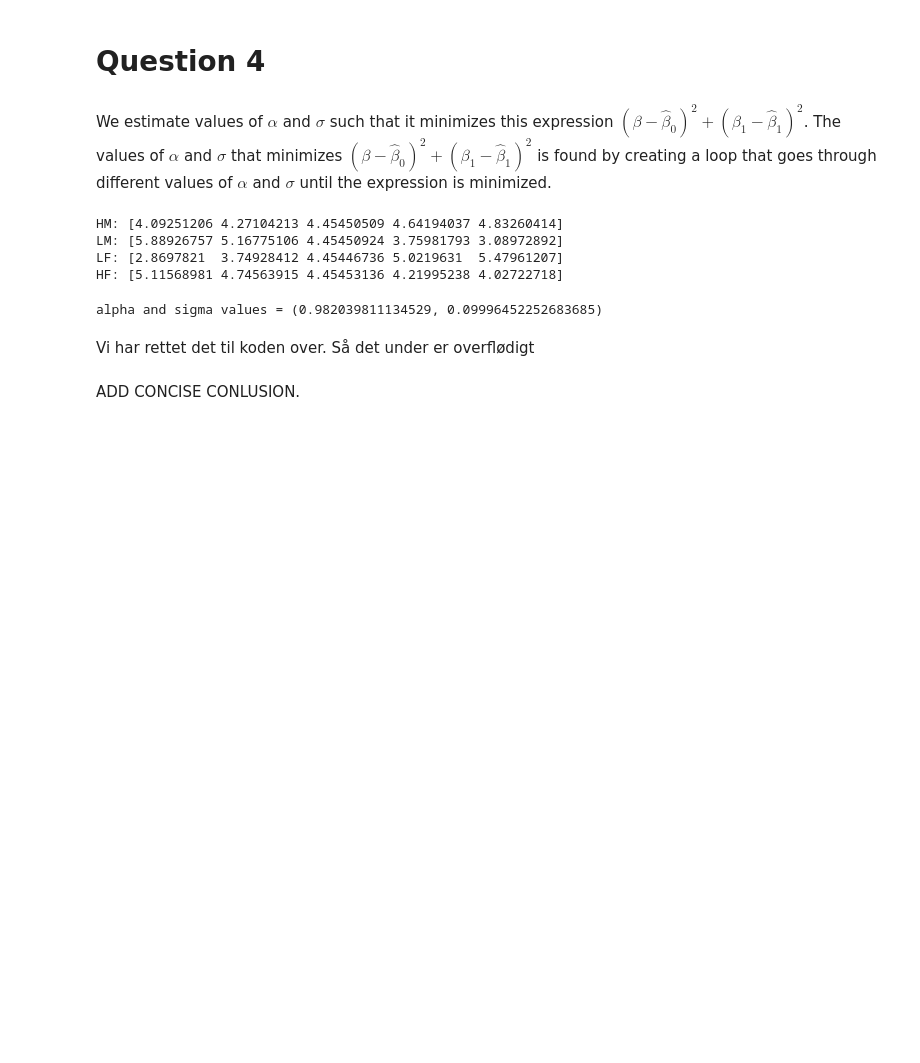
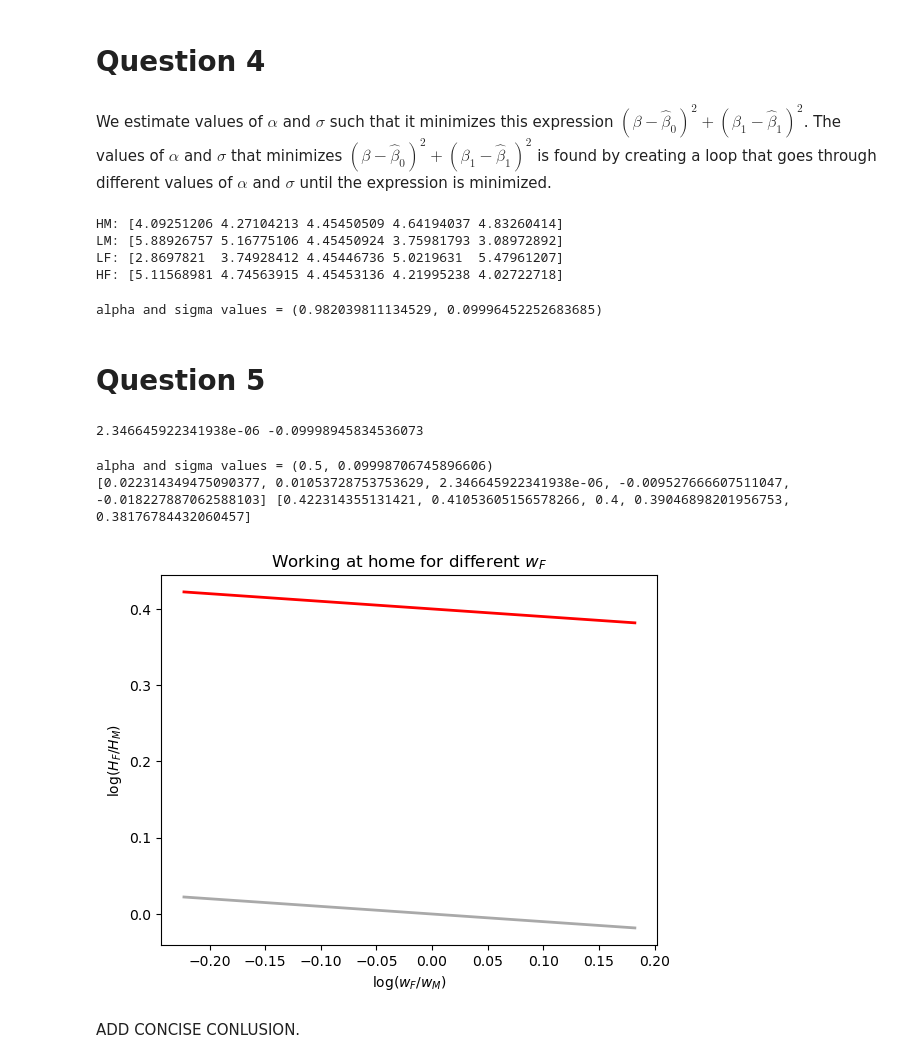
Before and after one commit to NumEconCopenhagen/projects-2023-3500, a Jupyter notebook: inauguralproject/inauguralproject.ipynb, the cells around one changed output. Saved outputs shown, nothing was run; the diff lists cells and outputs as text; code cells hidden in the pictures; blank space fills up the shorter version.

```diff
--- a/inauguralproject/inauguralproject.ipynb
+++ b/inauguralproject/inauguralproject.ipynb
@@ -165,5 +165,3 @@ LM: [5.88926757 5.16775106 4.45450924 3.75981793 3.08972892]
 LF: [2.8697821  3.74928412 4.45446736 5.0219631  5.47961207]
 HF: [5.11568981 4.74563915 4.45453136 4.21995238 4.02722718]
 alpha and sigma values = (0.982039811134529, 0.09996452252683685)
-# %% [markdown]
-Vi har rettet det til koden over. Så det under er overflødigt
@@ -202,2 +168,35 @@ Vi har rettet det til koden over. Så det under er overflødigt
+# %% [markdown]
+# Question 5
+# %%
+# We get the estimates for the baseline model
+wF_vec = np.linspace(0.8, 1.2, 5)
+x = np.log(wF_vec)
+y = np.log(sol.HF_vec/sol.HM_vec)
+A = np.vstack([np.ones(x.size),x]).T
+beta0_base,beta1_base = np.linalg.lstsq(A,y,rcond=None)[0]
+
+print(beta0_base,beta1_base)
+# %% [output]
+2.346645922341938e-06 -0.09998945834536073
+# %%
+model = HouseholdSpecializationModelClass()
+sol = model.solve_wF_vec(discrete=False)
+
+# Run"Drive" and print alpha and sigma
+model.estimate(use='extended')
+print(f"alpha and sigma values = {model.par.alpha, model.sol.sigma}")
+
+ybase = [beta0_base+beta1_base * log_wfi for log_wfi in log_wf]
+ysimyet = [0.4 - 0.1 * log_wfi for log_wfi in log_wf]
+plt.plot(log_wf, ybase, color='darkgrey', lw=2)
+plt.plot(log_wf, ysimyet, color='red', lw=2)
+plt.xlabel("log($w_F/w_M$)")
+plt.ylabel("log($H_F/H_M$)")
+plt.title("Working at home for different $w_F$")
+print(ybase,ysimyet)
+# %% [output]
+alpha and sigma values = (0.5, 0.09998706745896606)
+[0.022314349475090377, 0.01053728753753629, 2.346645922341938e-06, -0.009527666607511047, -0.018227887062588103] [0.422314355131421, 0.41053605156578266, 0.4, 0.39046898201956753, 0.38176784432060457]
+[figure, added]
 # %% [markdown]
 ADD CONCISE CONLUSION.
```
Also changed, not shown: parts of 2 cells of this notebook, 1 other file.
